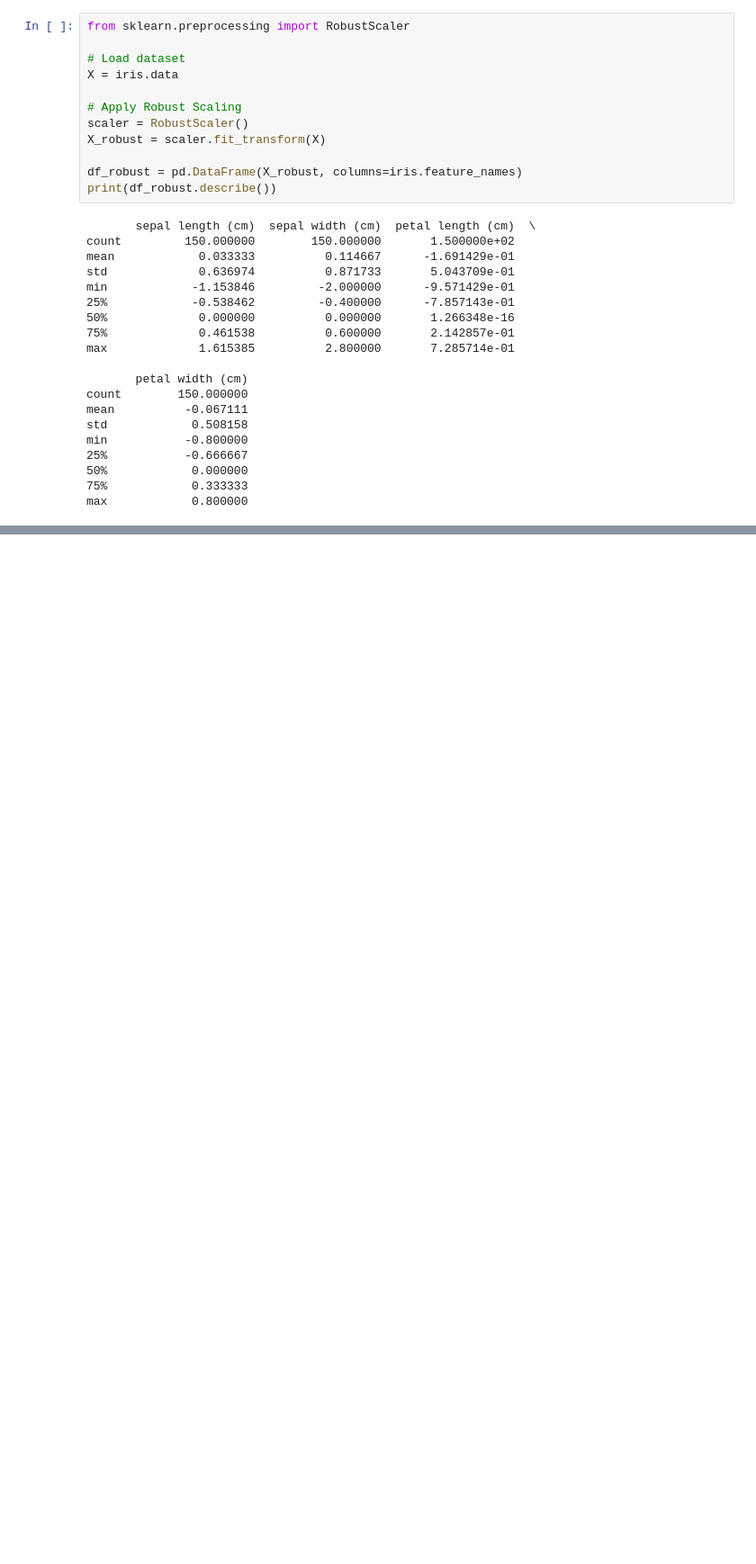
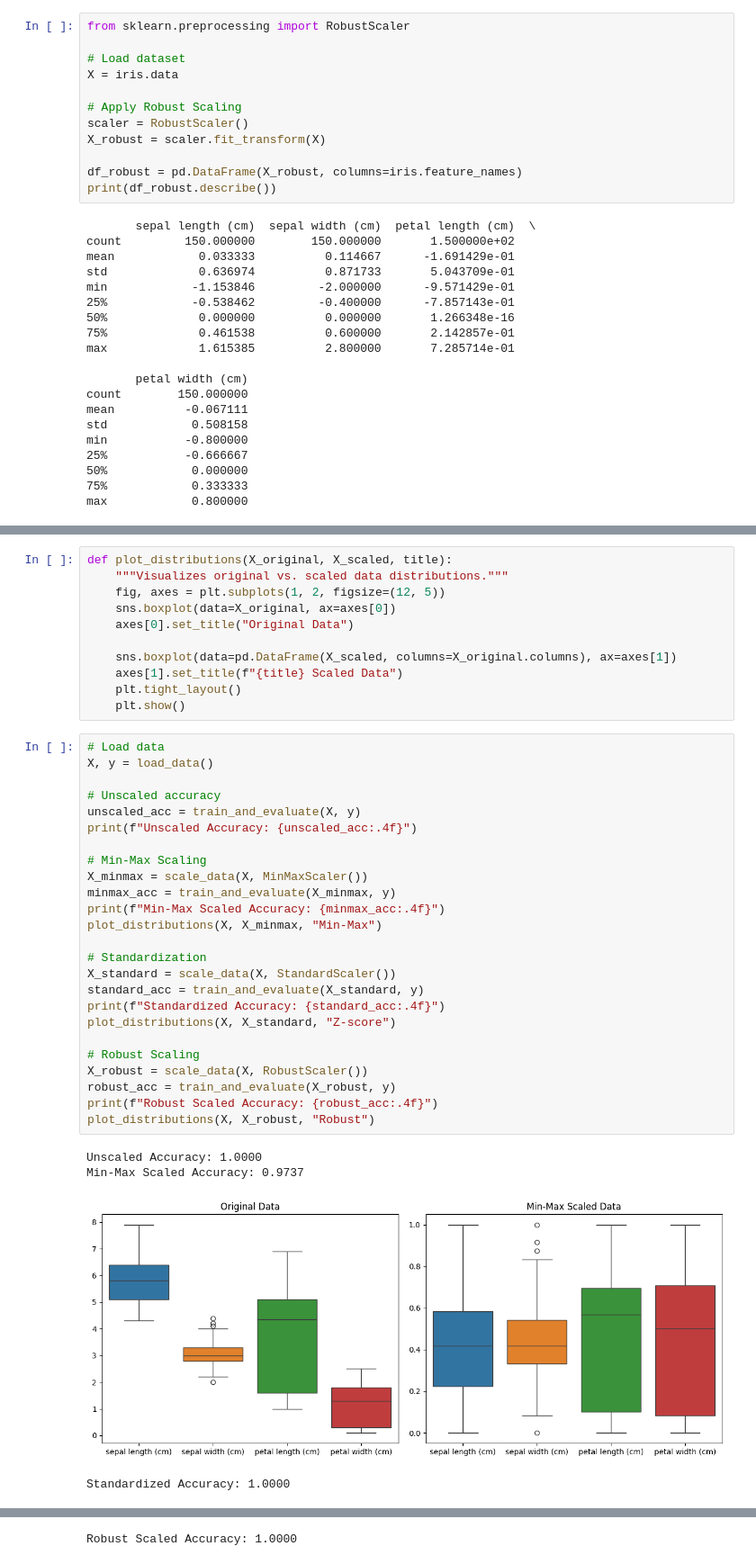
Before and after one commit to PaavanDutt/AI_DATA_ANALYSIS_, a Jupyter notebook: src/Module 6/Feature Scaling & Encoding Categorical Data/Ques_1.ipynb, the cells around one changed output, grey strips where cells are left out. Shown at 90% size. Cells and saved outputs as stored; diff of their text form; blank space fills up the shorter version.

```diff
--- a/src/Module 6/Feature Scaling & Encoding Categorical Data/Ques_1.ipynb
+++ b/src/Module 6/Feature Scaling & Encoding Categorical Data/Ques_1.ipynb
@@ -152,0 +187,41 @@ max            0.800000
+# %%
+def plot_distributions(X_original, X_scaled, title):
+    """Visualizes original vs. scaled data distributions."""
+    fig, axes = plt.subplots(1, 2, figsize=(12, 5))
+    sns.boxplot(data=X_original, ax=axes[0])
+    axes[0].set_title("Original Data")
+
+    sns.boxplot(data=pd.DataFrame(X_scaled, columns=X_original.columns), ax=axes[1])
+    axes[1].set_title(f"{title} Scaled Data")
+    plt.tight_layout()
+    plt.show()
+# %%
+# Load data
+X, y = load_data()
+
+# Unscaled accuracy
+unscaled_acc = train_and_evaluate(X, y)
+print(f"Unscaled Accuracy: {unscaled_acc:.4f}")
+
+# Min-Max Scaling
+X_minmax = scale_data(X, MinMaxScaler())
+minmax_acc = train_and_evaluate(X_minmax, y)
+print(f"Min-Max Scaled Accuracy: {minmax_acc:.4f}")
+plot_distributions(X, X_minmax, "Min-Max")
+
+# Standardization
+X_standard = scale_data(X, StandardScaler())
+standard_acc = train_and_evaluate(X_standard, y)
+print(f"Standardized Accuracy: {standard_acc:.4f}")
+plot_distributions(X, X_standard, "Z-score")
+
+# Robust Scaling
+X_robust = scale_data(X, RobustScaler())
+robust_acc = train_and_evaluate(X_robust, y)
+print(f"Robust Scaled Accuracy: {robust_acc:.4f}")
+plot_distributions(X, X_robust, "Robust")
+# %% [output]
+Unscaled Accuracy: 1.0000
+Min-Max Scaled Accuracy: 0.9737
+[figure, added]
+Standardized Accuracy: 1.0000
@@ -152,0 +229 @@ max            0.800000
+Robust Scaled Accuracy: 1.0000
```
Also changed, not shown: parts of 2 cells of this notebook.
